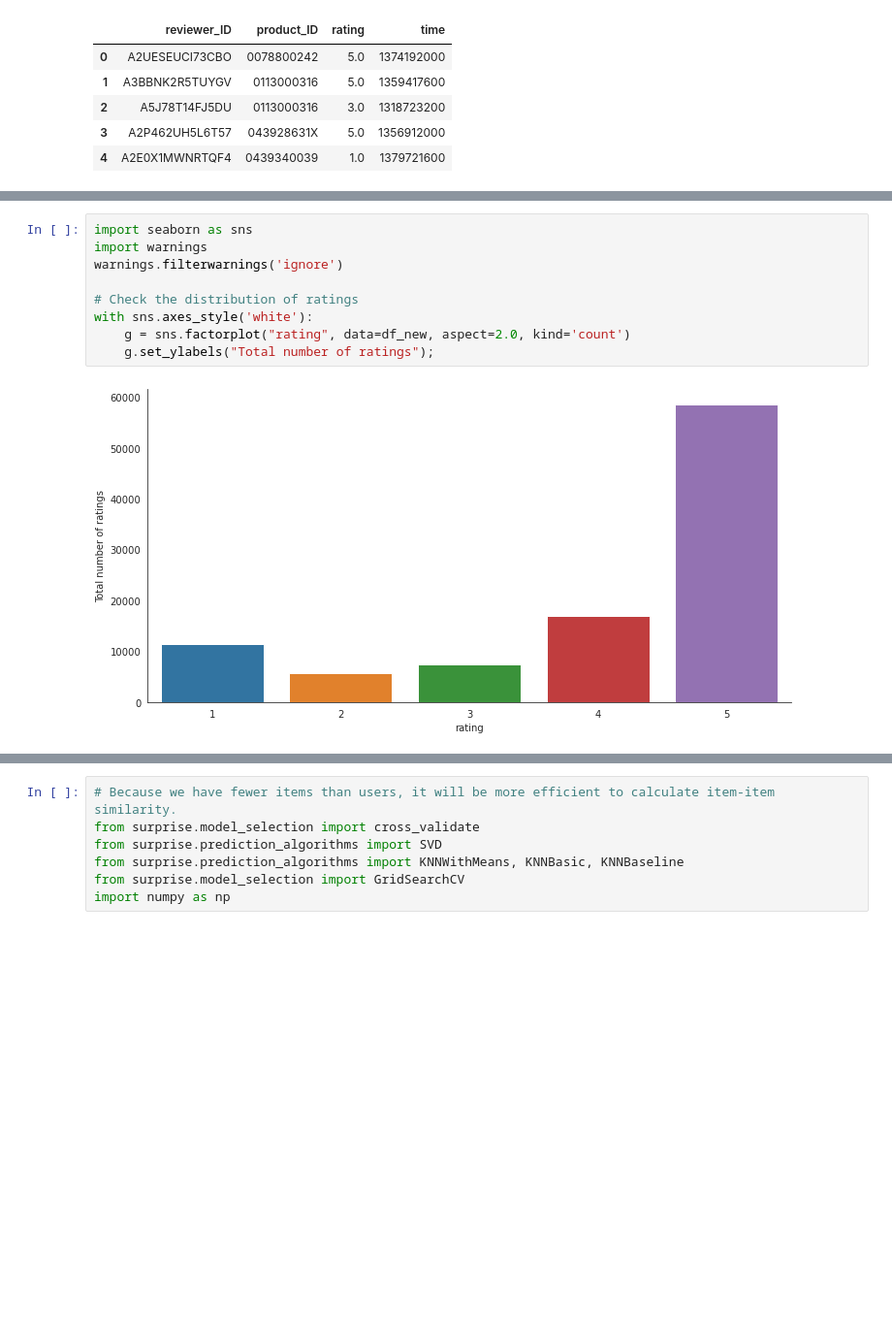
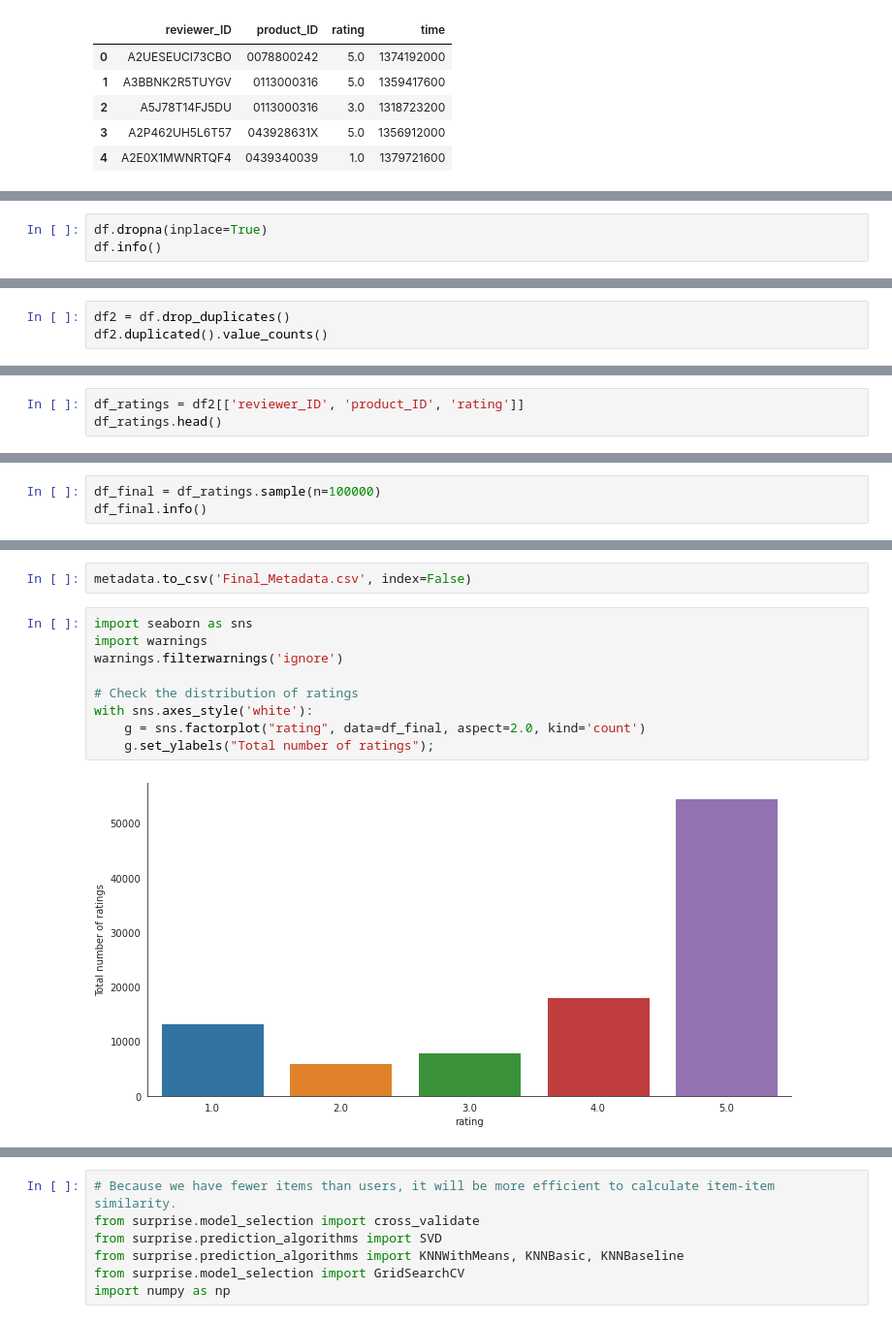
Before and after one commit to VolhaP87/Office_Supplies_Recommendation_System, a Jupyter notebook: Untitled.ipynb, the cells around one changed output, grey strips where cells are left out. Shown at 97% size. Cells and saved outputs as stored; diff of their text form; blank space fills up the shorter version.

```diff
--- a/Untitled.ipynb
+++ b/Untitled.ipynb
@@ -56,0 +78,3 @@ df_new.head()
+# %%
+df.dropna(inplace=True)
+df.info()
@@ -56,0 +101,3 @@ df_new.head()
+# %%
+df2 = df.drop_duplicates()
+df2.duplicated().value_counts()
@@ -56,0 +107,3 @@ df_new.head()
+# %%
+df_ratings = df2[['reviewer_ID', 'product_ID', 'rating']]
+df_ratings.head()
@@ -56,0 +130,3 @@ df_new.head()
+# %%
+df_final = df_ratings.sample(n=100000)
+df_final.info()
@@ -57,14 +181,16 @@ df_new.head()
+# %%
+metadata.to_csv('Final_Metadata.csv', index=False)
 # %%
 import seaborn as sns
 import warnings
 warnings.filterwarnings('ignore')
 
 # Check the distribution of ratings
 with sns.axes_style('white'):
-    g = sns.factorplot("rating", data=df_new, aspect=2.0, kind='count')
+    g = sns.factorplot("rating", data=df_final, aspect=2.0, kind='count')
     g.set_ylabels("Total number of ratings");
 # %% [output]
-[figure, old version]
+[figure, new version]
 # %%
 from surprise import Reader, Dataset
 reader = Reader()
```
Also changed, not shown: parts of 65 cells of this notebook.
